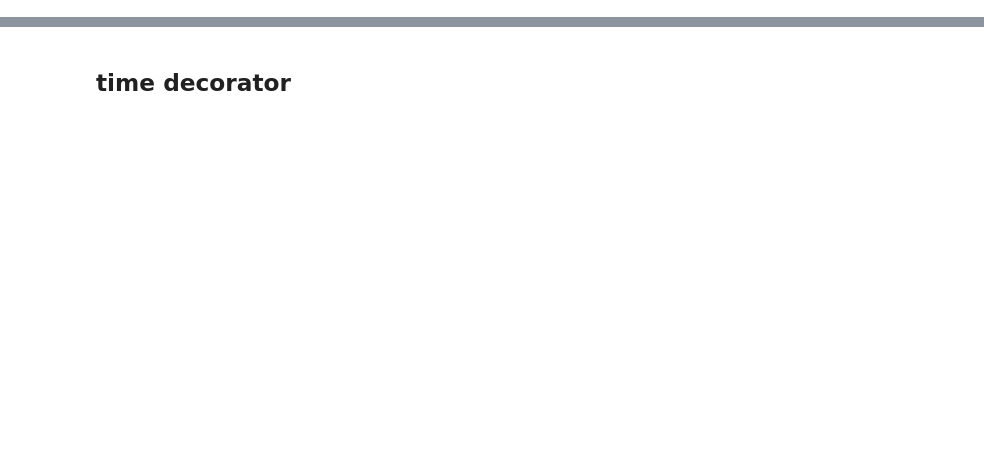
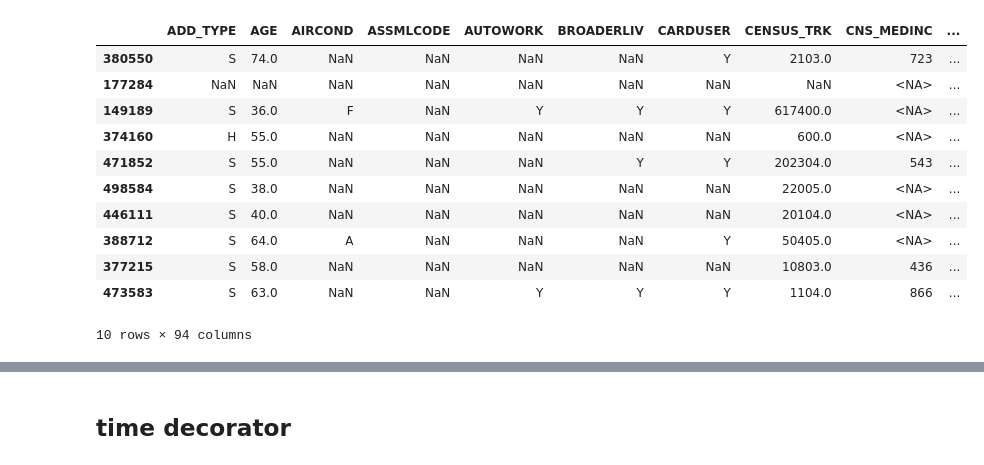
Before and after one commit to parkermoe/milestone2_MADS, a Jupyter notebook: eda_ra_3models_feature_selection.ipynb, the cells around one changed output, grey strips where cells are left out. Saved outputs shown, nothing was run; the diff lists cells and outputs as text; code cells hidden in the pictures; blank space fills up the shorter version.

```diff
--- a/eda_ra_3models_feature_selection.ipynb
+++ b/eda_ra_3models_feature_selection.ipynb
@@ -66,0 +248,29 @@ Columns with more than two categories: ['ADD_TYPE', 'AI_COUNTY_NAME', 'AIRCOND',
+# %%
+remove_columns = [
+    'PRFL_LGBT_SUPPORT',
+    'PRFL_LIBERAL_NEWS',
+    'PRFL_MARIJUANA_REFORM',
+    'PRFL_BIDEN_SUPPORT',
+    'PRFL_BORDER_SECURITY',
+    'PRFL_CONSERVATIVE_NEWS',
+    'PRFL_IMMIGRATION_REFORM',
+    'PRFL_OBAMA',
+    'PRFL_PERSUADABLE_VOTER',
+    'PRFL_POLITICAL_IDEOLOGY',
+    'PRFL_SANDERS_SUPPORT',
+    'PRFL_TRUMP_SUPPORT',
+    'ZIP',
+
+    'VTR_GEN00', 'VTR_GEN01', 'VTR_GEN02', 'VTR_GEN03', 'VTR_GEN04', 'VTR_GEN05', 'VTR_GEN06', 'VTR_GEN07', 'VTR_GEN08', 'VTR_GEN09', 'VTR_GEN10', 'VTR_GEN11', 'VTR_GEN12', 'VTR_GEN13', 'VTR_GEN14', 'VTR_GEN15', 'VTR_GEN16', 'VTR_GEN17', 'VTR_GEN18', 'VTR_GEN19', 'VTR_GEN20', 'VTR_GEN21', 'VTR_GEN22', 'VTR_OTH00', 'VTR_OTH01', 'VTR_OTH02', 'VTR_OTH03', 'VTR_OTH04', 'VTR_OTH05', 'VTR_OTH06', 'VTR_OTH07', 'VTR_OTH08', 'VTR_OTH09', 'VTR_OTH10', 'VTR_OTH11', 'VTR_OTH12', 'VTR_OTH13', 'VTR_OTH14', 'VTR_OTH15', 'VTR_OTH16', 'VTR_OTH17', 'VTR_OTH18', 'VTR_OTH19', 'VTR_OTH20', 'VTR_OTH21', 'VTR_OTH22', 'VTR_PPP00', 'VTR_PPP04', 'VTR_PPP08', 'VTR_PPP12', 'VTR_PPP16', 'VTR_PPP20', 'VTR_PRI00', 'VTR_PRI01', 'VTR_PRI02', 'VTR_PRI03', 'VTR_PRI04', 'VTR_PRI05', 'VTR_PRI06', 'VTR_PRI07', 'VTR_PRI08', 'VTR_PRI09', 'VTR_PRI10', 'VTR_PRI11', 'VTR_PRI12', 'VTR_PRI13', 'VTR_PRI14', 'VTR_PRI15', 'VTR_PRI16', 'VTR_PRI17', 'VTR_PRI18', 'VTR_PRI19', 'VTR_PRI20', 'VTR_PRI21', 'VTR_PRI22',
+
+      'PRFL_CHOICELIFE', "PRFL_GUN_CONTROL",'PRFL_MARRIAGE_EQUALITY', 'PRFL_TEAPARTY',
+    'VP_PPP', "AI_COUNTY_NAME", 'PRFL_CLINTON_SUPPORT',
+     'CNSUS_PCTW', 'PARTY_MIX', 'PRFL_MINWAGE', 'PRFL_FENCE_SITTER', "RECORD_ID", 'CNSUS_PCTA',
+    'PRFL_BLM_SUPPORT', 'PRFL_METOO_SUPPORT', 'PRFL_HEALTHCARE_REFORM','DON_POLLIB', 'PRFL_2NDAMEND', 'FUND_POLIT', 'DON_POLCONS',
+
+   'PARTY_CODE','ST_LO_HOUS', 'ST_UP_HOUS', 'CENSUS_ST', 'COUNTY_ST',
+    #'AGE'
+]
+# Drop the list of columns from the dataset
+engineered_data.drop(columns=remove_columns, errors='ignore', inplace=True)
+print(engineered_data.shape)
@@ -66,0 +301,15 @@ Columns with more than two categories: ['ADD_TYPE', 'AI_COUNTY_NAME', 'AIRCOND',
+# %%
+engineered_data.sample(10)
+# %% [output]
+|  | ADD_TYPE | AGE | AIRCOND | ASSMLCODE | AUTOWORK | BROADERLIV | CARDUSER | CENSUS_TRK | CNS_MEDINC | ... |
+| 380550 | S | 74.0 | NaN | NaN | NaN | NaN | Y | 2103.0 | 723 | ... |
+| 177284 | NaN | NaN | NaN | NaN | NaN | NaN | NaN | NaN | <NA> | ... |
+| 149189 | S | 36.0 | F | NaN | Y | Y | Y | 617400.0 | <NA> | ... |
+| 374160 | H | 55.0 | NaN | NaN | NaN | NaN | NaN | 600.0 | <NA> | ... |
+| 471852 | S | 55.0 | NaN | NaN | NaN | Y | Y | 202304.0 | 543 | ... |
+| 498584 | S | 38.0 | NaN | NaN | NaN | NaN | NaN | 22005.0 | <NA> | ... |
+| 446111 | S | 40.0 | NaN | NaN | NaN | NaN | NaN | 20104.0 | <NA> | ... |
+| 388712 | S | 64.0 | A | NaN | NaN | NaN | Y | 50405.0 | <NA> | ... |
+| 377215 | S | 58.0 | NaN | NaN | NaN | NaN | NaN | 10803.0 | 436 | ... |
+| 473583 | S | 63.0 | NaN | NaN | Y | Y | Y | 1104.0 | 866 | ... |
+10 rows × 94 columns
```
Also changed, not shown: parts of 29 cells of this notebook, 12 other files.
